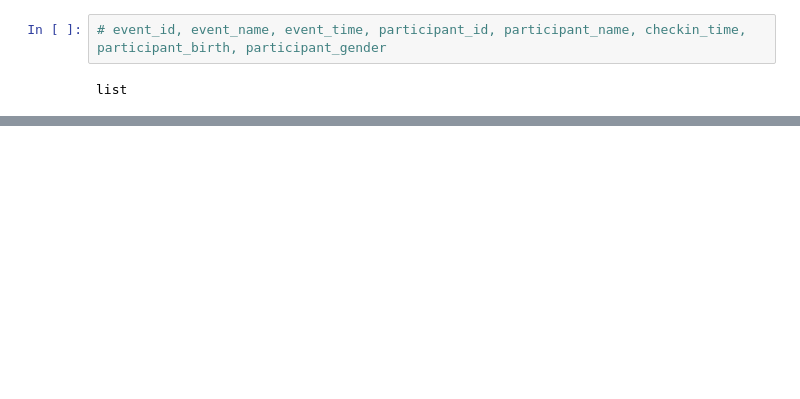
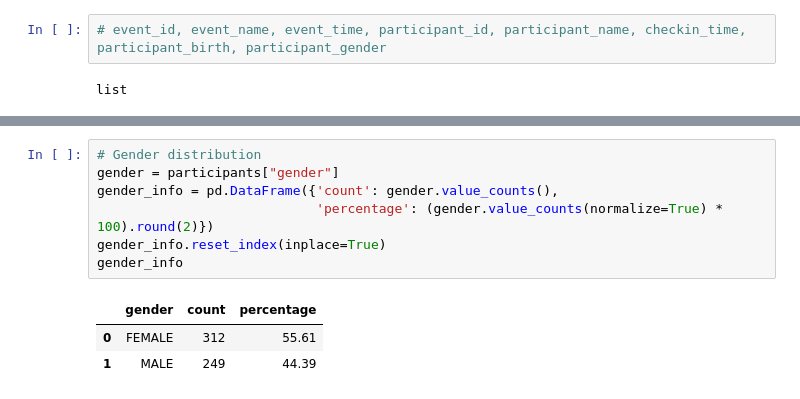
Before and after one commit to YuhanZhou3/ParusyaDA, a Jupyter notebook: load_data.ipynb, the cells around one changed output, grey strips where cells are left out. Saved outputs shown, nothing was run; the diff lists cells and outputs as text; blank space fills up the shorter version.

```diff
--- a/load_data.ipynb
+++ b/load_data.ipynb
@@ -41,0 +97,11 @@ conn.close()
+# %%
+# Gender distribution
+gender = participants["gender"]
+gender_info = pd.DataFrame({'count': gender.value_counts(),
+                            'percentage': (gender.value_counts(normalize=True) * 100).round(2)})
+gender_info.reset_index(inplace=True)
+gender_info
+# %% [output]
+|  | gender | count | percentage |
+| 0 | FEMALE | 312 | 55.61 |
+| 1 | MALE | 249 | 44.39 |
```
Also changed, not shown: parts of 14 cells of this notebook, 1 other file.
